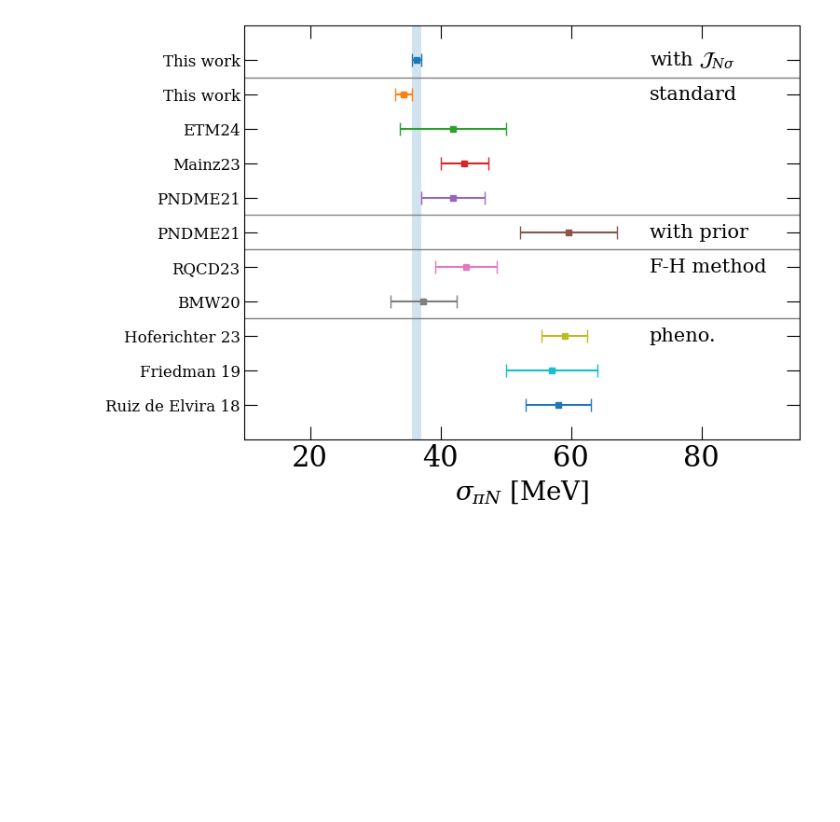
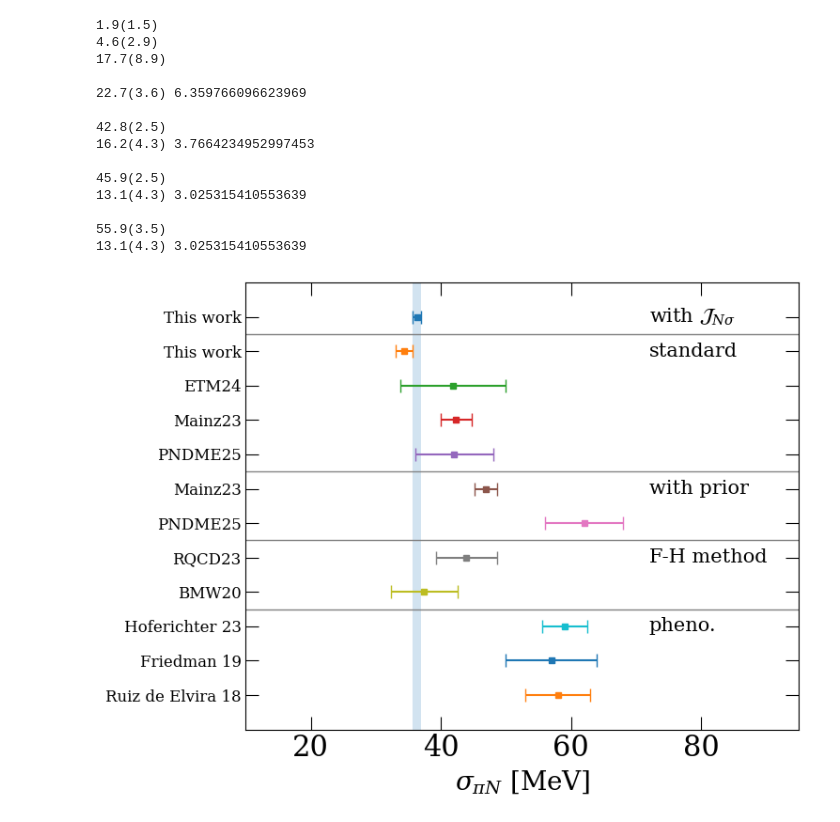
Before and after one commit to lee14916/glwc2, a Jupyter notebook: project/NST_f_Nsgm/sigma.ipynb, the cells around one changed output. Cells and saved outputs as stored; diff of their text form; code cells hidden in the pictures; blank space fills up the shorter version.

```diff
--- a/project/NST_f_Nsgm/sigma.ipynb
+++ b/project/NST_f_Nsgm/sigma.ipynb
@@ -43,9 +43,14 @@ sgms={
     'ETM19':['ETM19',(41.6,3.8)], # Alexandrou:2019brg B211
     # 'ETM19_A2':['ETM19',()], # A2
     'Mainz23':['Mainz23',(43.7,3.6)], # Agadjanov:2023efe
+    'Mainz23_wd':['Mainz23',(42.3,2.4)], # Agadjanov:2023efe
+    'Mainz23_prior':['Mainz23',(46.9,1.7)], # Agadjanov:2023efe
 
     'PNDME21':['PNDME21',(41.9,4.9)], # Gupta:2021ahb standard
     'PNDME21_prior':['PNDME21',(59.6,7.4)], # with prior from ChiPT
+
+    'PNDME25':['PNDME25',(42,6)], # Gupta:2021ahb standard
+    'PNDME25_prior':['PNDME25',(62,6)], # with prior from ChiPT
 
     # lattice FH
     'BMW20':['BMW20',(37.4,5.1,3.0)], # Borsanyi:2020bpd
@@ -59,33 +64,85 @@ sgms={
 
 fig, axs = yu.getFigAxs(1,1,sharey=True)
 ax=axs[0,0]
 
-cases=['this','this2','ETM24','Mainz23','PNDME21','PNDME21_prior','RQCD23','BMW20','Hofe23','Frie19','Ruiz18']
+cases=['this','this2','ETM24','Mainz23_wd','PNDME25','Mainz23_prior','PNDME25_prior','RQCD23','BMW20','Hofe23','Frie19','Ruiz18']
 
 for i,case in enumerate(cases):
     if case is None:
         continue
     label,me=sgms[case]
     ax.errorbar(x=me[0] ,xerr=me[1],y=[-i], capsize=5,markersize=4)
 
 xlim=[10,95]
 ax.set_xlim(xlim)
 ax.set_xticks([20,40,60,80])
 ax.set_xlabel(r'$\sigma_{\pi N}$ [MeV]',fontsize=20)
 ylim=[-len(cases),1]
 ax.set_ylim(ylim)
 
 
 ax.yaxis.set_ticks([-i for i in range(len(cases))])
 ax.set_yticklabels([sgms[case][0] if case is not None else '' for case in cases],fontsize=12)
 
 mean,err=sgms['this'][1]
 ax.fill_betweenx(y=ylim, x1=mean-err, x2=mean+err, alpha=0.2)
 
 ax.text(72,1-1,r'with $\mathcal{J}_{N\sigma}$',fontsize=15,va='center')
-for place,text in zip([0,4,5,7],['standard','with prior','F-H method','pheno.']):
+for place,text in zip([0,4,6,8],['standard','with prior','F-H method','pheno.']):
     ax.fill_between(x=xlim, y1=-place-0.5-1e-5,y2=-place-0.5+1e-5, color='grey')
     ax.text(72,-place-1,text,fontsize=15,va='center')
+
+
+plt.tight_layout()
+plt.savefig(f'fig/sgmCompare.pdf')
+# plt.close()
+
 None
+
+def subtract(me1,me2):
+    return (me1[0]-me2[0],np.sqrt(me1[1]**2+me2[1]**2))
+
+t=subtract(sgms['this'][1],sgms['this2'][1])
+print(yu.un2str(t[0],t[1]))
+t=subtract(sgms['Mainz23_prior'][1],sgms['Mainz23_wd'][1])
+print(yu.un2str(t[0],t[1]))
+t=subtract(sgms['PNDME21_prior'][1],sgms['PNDME21'][1])
+print(yu.un2str(t[0],t[1]))
+
+print()
+t=subtract(sgms['Hofe23'][1],sgms['this'][1])
+print(yu.un2str(t[0],t[1]),t[0]/t[1])
+
+print()
+t_mN=subtract(sgms['this'][1],(-6.5,2.4))
+print(yu.un2str(t_mN[0],t_mN[1]))
+t=subtract(sgms['Hofe23'][1],t_mN)
+print(yu.un2str(t[0],t[1]),t[0]/t[1])
+
+print()
+t_mN_iso=subtract(t_mN,(-3.1,0.5))
+print(yu.un2str(t_mN_iso[0],t_mN_iso[1]))
+t=subtract(sgms['Hofe23'][1],t_mN_iso)
+print(yu.un2str(t[0],t[1]),t[0]/t[1])
+
+print()
+t_phe2lat=subtract(sgms['Hofe23'][1],(3.1,0.5))
+print(yu.un2str(t_phe2lat[0],t_phe2lat[1]))
+t=subtract(t_phe2lat,t_mN)
+print(yu.un2str(t[0],t[1]),t[0]/t[1])
 # %% [output]
+1.9(1.5)
+4.6(2.9)
+17.7(8.9)
+
+22.7(3.6) 6.359766096623969
+
+42.8(2.5)
+16.2(4.3) 3.7664234952997453
+
+45.9(2.5)
+13.1(4.3) 3.025315410553639
+
+55.9(3.5)
+13.1(4.3) 3.025315410553639
-[figure, old version]
+[figure, new version]
```
Also changed, not shown: parts of 1 cell of this notebook, 4 other files.
